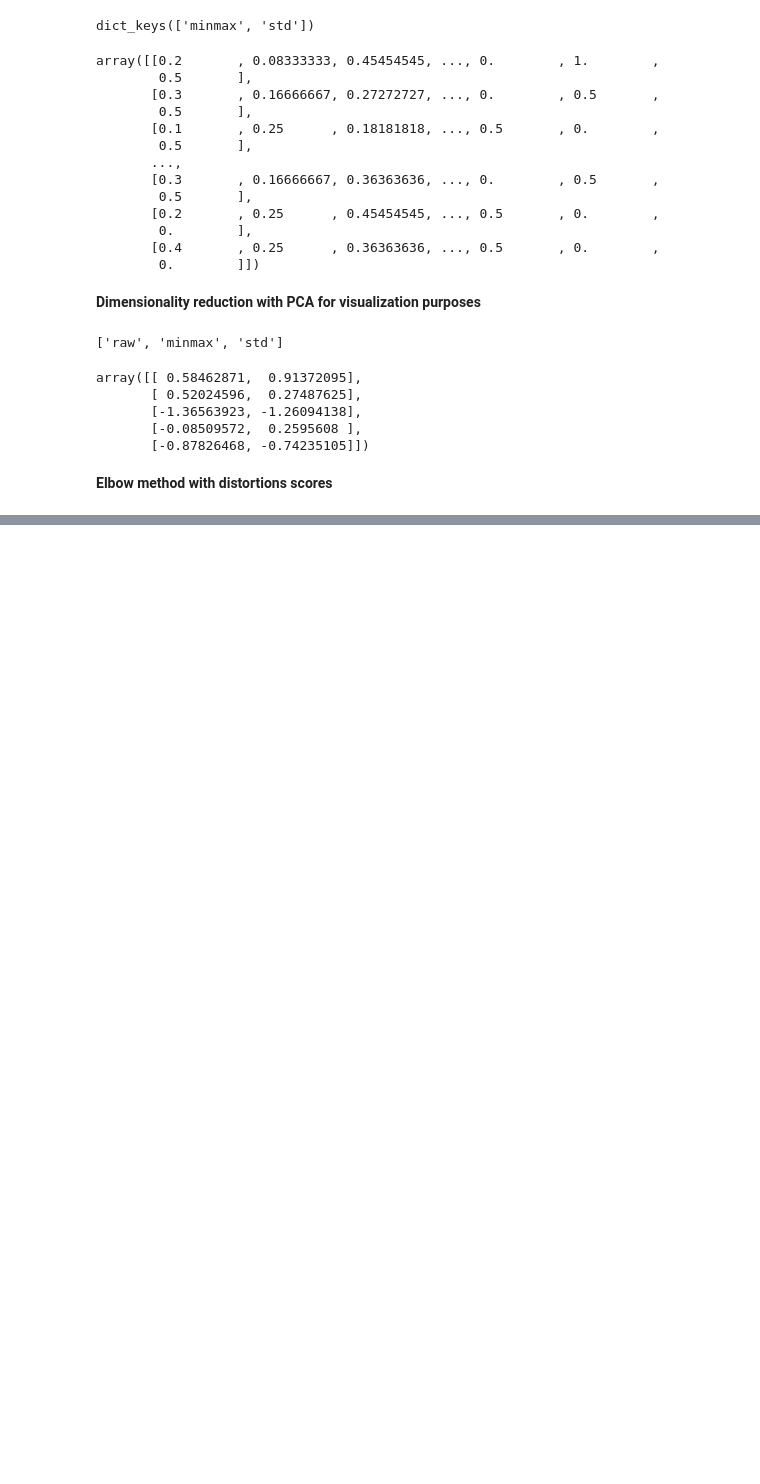
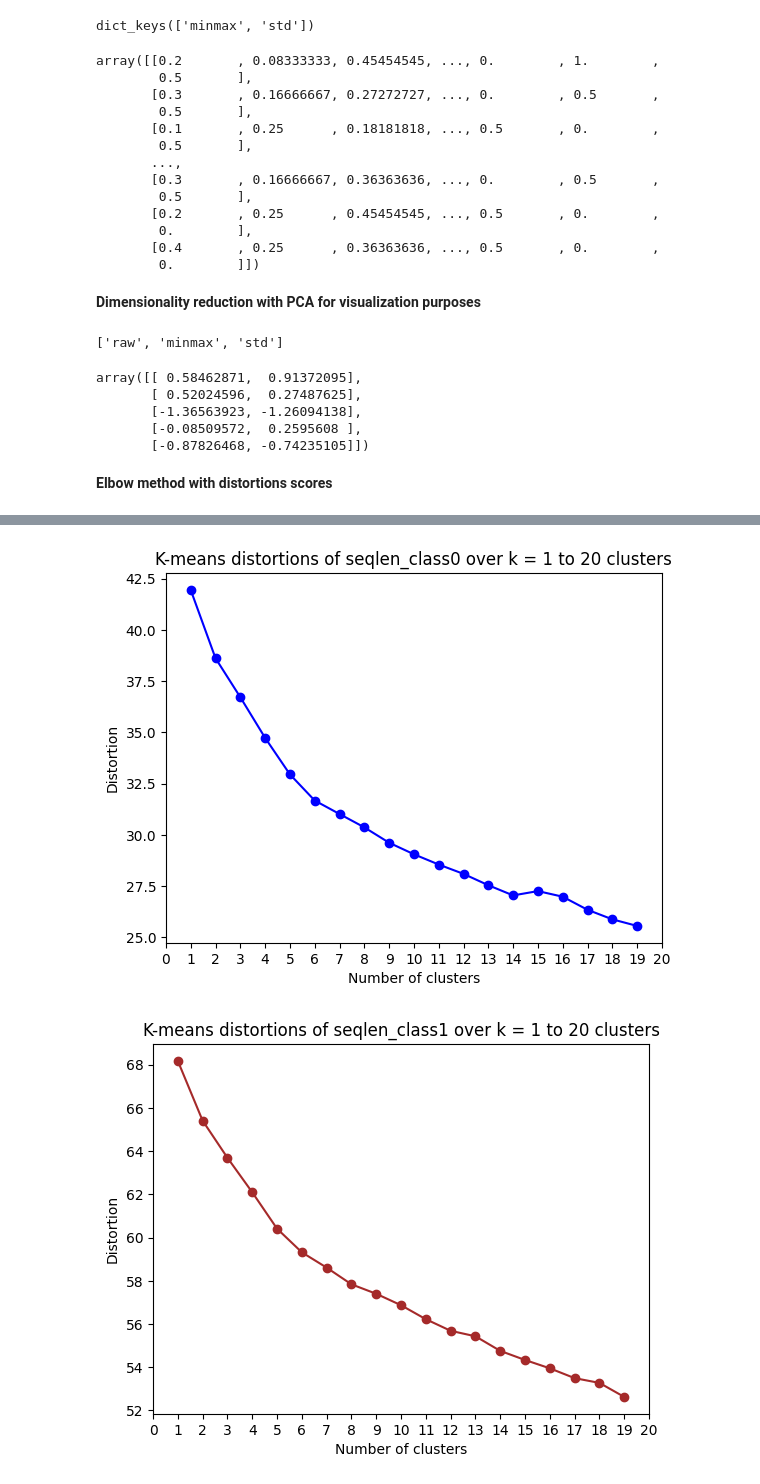
Before and after one commit to simlal/data-mining-assignments_bin710, a Jupyter notebook: dev4_descriptive-funcs/TP4_soln.ipynb, the cells around one changed output, grey strips where cells are left out. Cells and saved outputs as stored; diff of their text form; code cells hidden in the pictures; blank space fills up the shorter version.

```diff
--- a/dev4_descriptive-funcs/TP4_soln.ipynb
+++ b/dev4_descriptive-funcs/TP4_soln.ipynb
@@ -846,0 +912,7 @@ elbow_method(filtered_kmers_data)
+# %%
+# Distortion plots for MinMax transformed data
+for i, seqlen_class in enumerate(filtered_kmers_data.seqlen_classes):
+    elbow_method(dfs=filtered_kmers_data.scaled_data["minmax"], seqlen_class=seqlen_class, min_clusters=1, max_clusters=20, color=my_colors[i])
+# %% [output]
+[figure, added]
+[figure, added]
```
Also changed, not shown: parts of 8 cells of this notebook.
